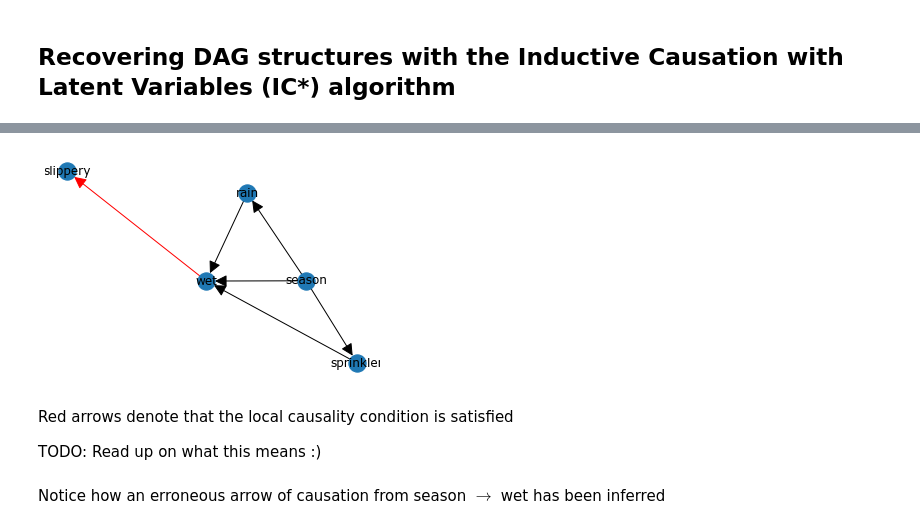
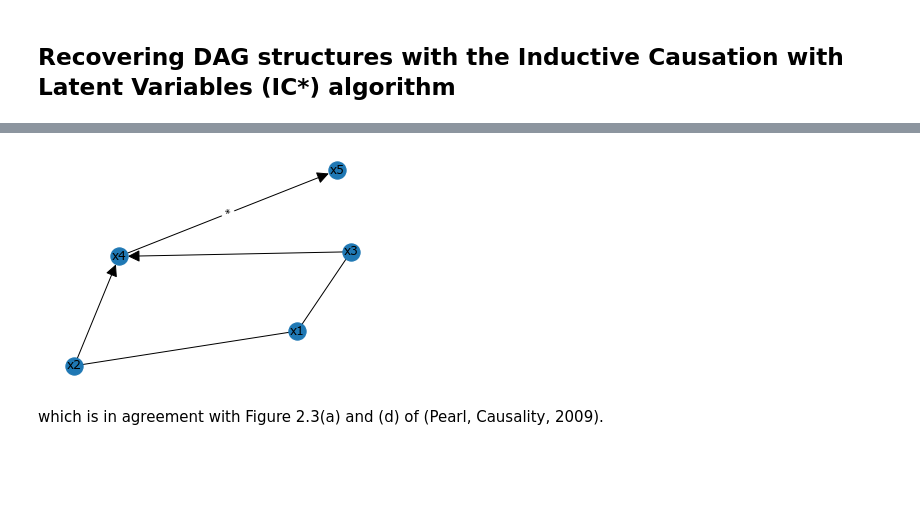
Before and after one commit to jaryaman/ML_demos, a Jupyter notebook: Notebooks/causal_inference.ipynb, the cells around one changed output, grey strips where cells are left out. Drawn from its saved outputs; the diff is of its cells as text; code cells hidden in the pictures; blank space fills up the shorter version.

```diff
--- a/Notebooks/causal_inference.ipynb
+++ b/Notebooks/causal_inference.ipynb
@@ -170,10 +187,25 @@ graph = ic_algorithm.search(observations, variable_types)
+# %%
+SIZE = 2000
+x1 = np.random.normal(size=SIZE)
+x2 = x1 + np.random.normal(size=SIZE)
+x3 = x1 + np.random.normal(size=SIZE)
+x4 = x2 + x3 + np.random.normal(size=SIZE)
+x5 = x4 + np.random.normal(size=SIZE)
+
+# load the data into a dataframe:
+X = pd.DataFrame({'x1' : x1, 'x2' : x2, 'x3' : x3, 'x4' : x4, 'x5' : x5})
+
+# define the variable types: 'c' is 'continuous'.  The variables defined here
+# are the ones the search is performed over  -- NOT all the variables defined
+# in the data frame.
+variable_types = {'x1' : 'c', 'x2' : 'c', 'x3' : 'c', 'x4' : 'c', 'x5' : 'c'}
+
+# run the search
+ic_algorithm = IC(RobustRegressionTest)
+graph = ic_algorithm.search(X, variable_types)
 # %%
-pos, digraph = plot_DAG(graph)
+pos, digraph, edges_ICstar = plot_marked_partially_directed_graph(graph)
 # %% [output]
-[figure, old version]
+[figure, new version]
-# %% [markdown]
-Red arrows denote that the local causality condition is satisfied
-
-TODO: Read up on what this means :)
-# %% [markdown]
-Notice how an erroneous arrow of causation from season $\rightarrow$ wet has been inferred
+# %% [markdown]
+which is in agreement with Figure 2.3(a) and (d) of (Pearl, Causality, 2009).
```
Also changed, not shown: parts of 5 cells of this notebook.
